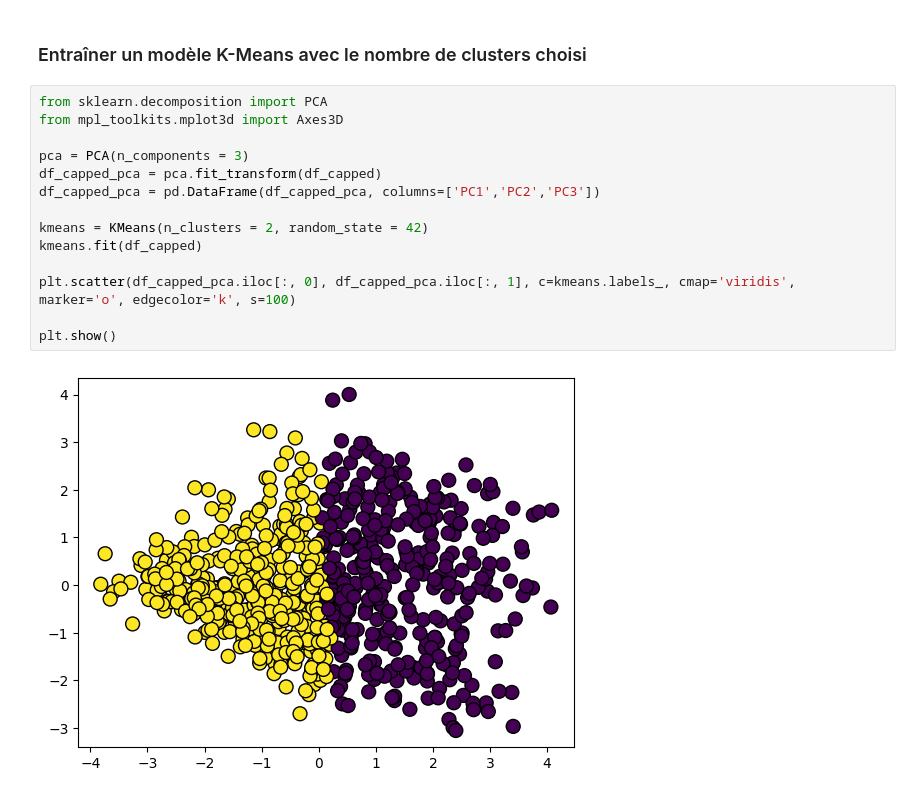
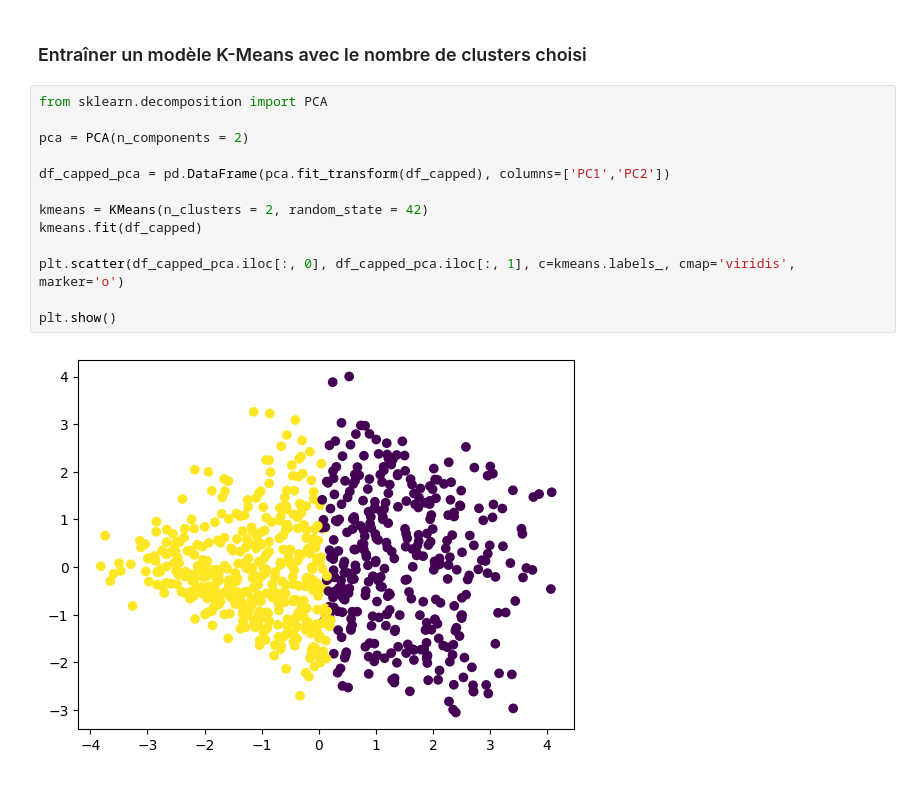
Before and after one commit to elmhmmd/Analyse-et-Pr-diction-du-Risque-de-Diab-te, a Jupyter notebook: Diabetes.ipynb, the cells around one changed output. Cells and saved outputs as stored; diff of their text form.

```diff
--- a/Diabetes.ipynb
+++ b/Diabetes.ipynb
@@ -301,17 +301,16 @@ plt.show
 ### Entraîner un modèle K-Means avec le nombre de clusters choisi
 # %%
 from sklearn.decomposition import PCA
-from mpl_toolkits.mplot3d import Axes3D
 
-pca = PCA(n_components = 3)
-df_capped_pca = pca.fit_transform(df_capped)
-df_capped_pca = pd.DataFrame(df_capped_pca, columns=['PC1','PC2','PC3'])
+pca = PCA(n_components = 2)
+
+df_capped_pca = pd.DataFrame(pca.fit_transform(df_capped), columns=['PC1','PC2'])
 
 kmeans = KMeans(n_clusters = 2, random_state = 42)
 kmeans.fit(df_capped)
 
-plt.scatter(df_capped_pca.iloc[:, 0], df_capped_pca.iloc[:, 1], c=kmeans.labels_, cmap='viridis', marker='o', edgecolor='k', s=100)
+plt.scatter(df_capped_pca.iloc[:, 0], df_capped_pca.iloc[:, 1], c=kmeans.labels_, cmap='viridis', marker='o')
 
 plt.show()
 # %% [output]
-[figure, old version]
+[figure, new version]
```
Also changed, not shown: parts of 2 cells of this notebook.
